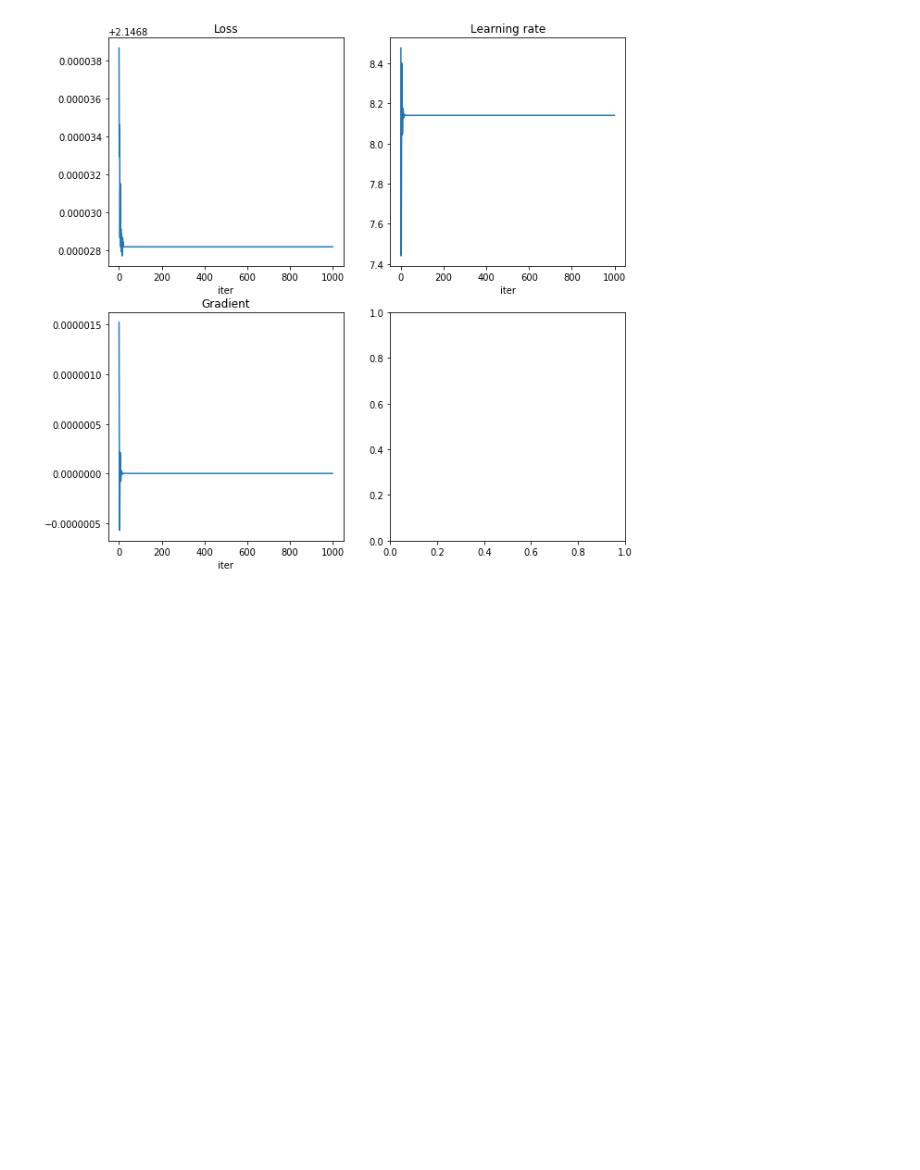
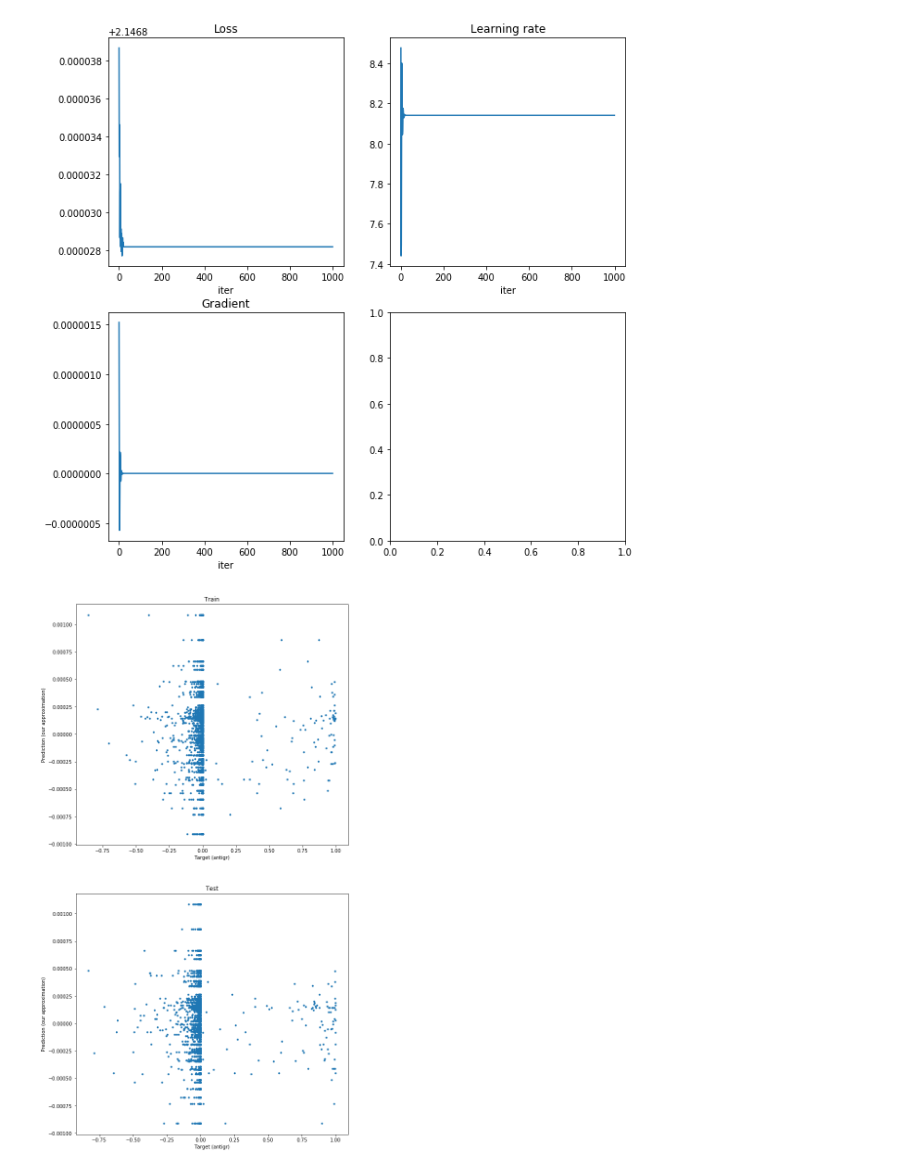
Before and after one commit to romakail/Ensemble_DNN, a Jupyter notebook: Notebooks/LR_adjusting.ipynb, the cells around one changed output. Drawn from its saved outputs; the diff is of its cells as text; code cells hidden in the pictures; blank space fills up the shorter version.

```diff
--- a/Notebooks/LR_adjusting.ipynb
+++ b/Notebooks/LR_adjusting.ipynb
@@ -309,3 +319,44 @@ def draw_figures_blr(table, predicted=None, filename=None):
 draw_figures_blr(adj_process, filename='figures/adjust_TLN_ingGB_200')
 # %% [output]
 [figure]
+# %%
+output_train, logits_train, labels_train, antigr_train = outputs_logits_labels(
+    new_model,
+    loaders['train'],
+    device=device)
+
+output_test, logits_test, labels_test, antigr_test = outputs_logits_labels(
+    new_model,
+    loaders['test'],
+    device=device)
+# %%
+pred_train = output_train  .cpu().view(-1).numpy()
+pred_test  = output_test   .cpu().view(-1).numpy()
+target_train = antigr_train.cpu().view(-1).numpy()
+target_test  = antigr_test .cpu().view(-1).numpy()
+# %%
+import matplotlib.pyplot as plt
+import numpy as np
+
+n_dots = 10000
+
+fig, (ax1, ax2) = plt.subplots(
+    nrows=2, ncols=1,
+    figsize=(10, 20))
+# ax.fmt_ydata = millions
+ax1.set_title('Train')
+# ax1.plot([-1, 1], [-1, 1], '--', c='grey')
+ax1.plot(target_train[0:n_dots], pred_train[0:n_dots], '.')
+ax1.set_xlabel('Target (antigr)')
+ax1.set_ylabel('Prediction (our approximation)')
+
+ax2.set_title('Test')
+# ax2.plot([-1, 1], [-1, 1], '--', c='grey')
+ax2.plot(target_test[0:n_dots], pred_test[0:n_dots], '.')
+ax2.set_xlabel('Target (antigr)')
+ax2.set_ylabel('Prediction (our approximation)')
+
+plt.savefig('figures/scat_plot_trg(prd)_2.png', dpi=400)
+plt.show()
+# %% [output]
+[figure, added]
```
Also changed, not shown: parts of 5 cells of this notebook, 15 other files.
